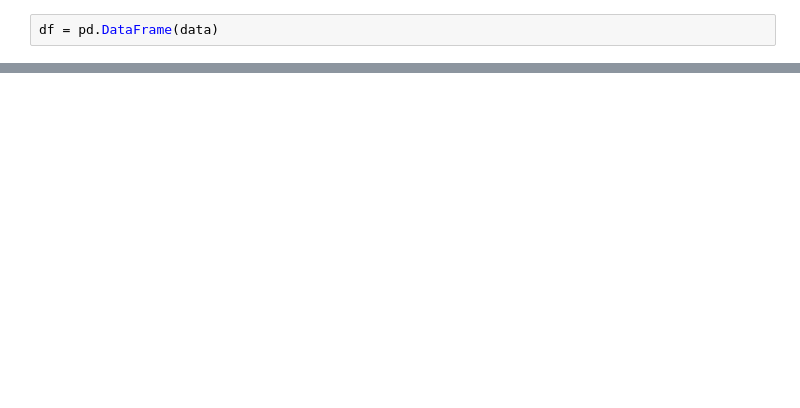
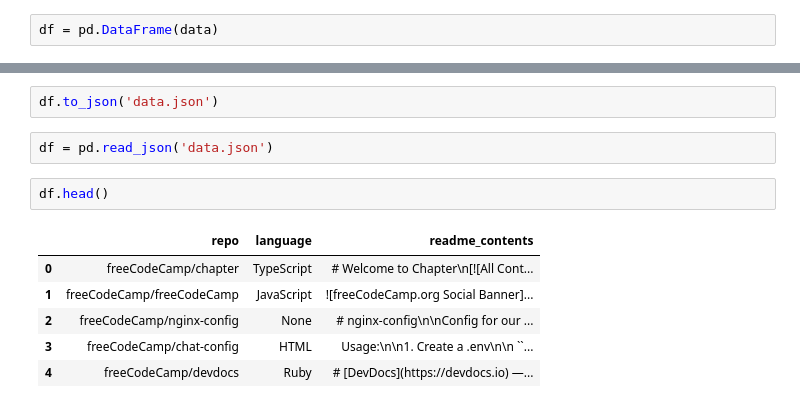
Before and after one commit to AAranda10/nlp-project, a Jupyter notebook: austin_scratch.ipynb, the cells around one changed output, grey strips where cells are left out. Cells and saved outputs as stored; diff of their text form; blank space fills up the shorter version.

```diff
--- a/austin_scratch.ipynb
+++ b/austin_scratch.ipynb
@@ -31,0 +33,13 @@ df.shape
+# %%
+df.to_json('data.json')
+# %%
+df = pd.read_json('data.json')
+# %%
+df.head()
+# %% [output]
+|  | repo | language | readme_contents |
+| 0 | freeCodeCamp/chapter | TypeScript | # Welcome to Chapter\n[![All Cont... |
+| 1 | freeCodeCamp/freeCodeCamp | JavaScript | ![freeCodeCamp.org Social Banner]... |
+| 2 | freeCodeCamp/nginx-config | None | # nginx-config\n\nConfig for our ... |
+| 3 | freeCodeCamp/chat-config | HTML | Usage:\n\n1. Create a .env\n\n ``... |
+| 4 | freeCodeCamp/devdocs | Ruby | # [DevDocs](https://devdocs.io) —... |
```
Also changed, not shown: parts of 4 cells of this notebook, 3 other files.
